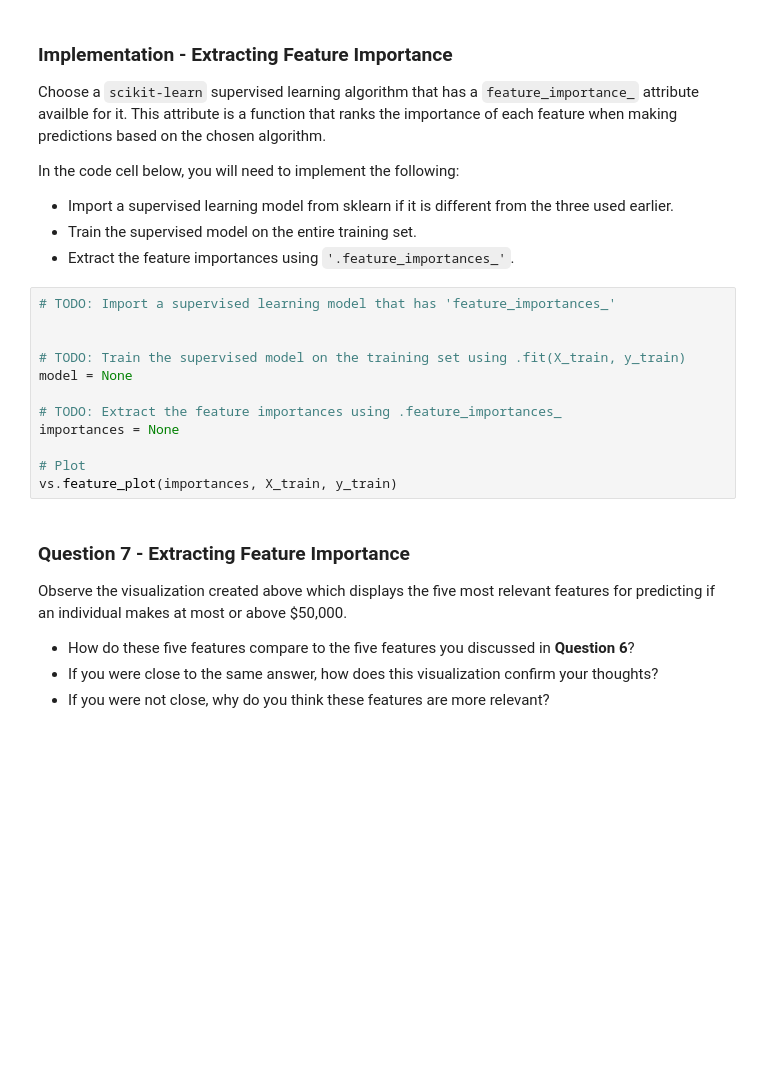
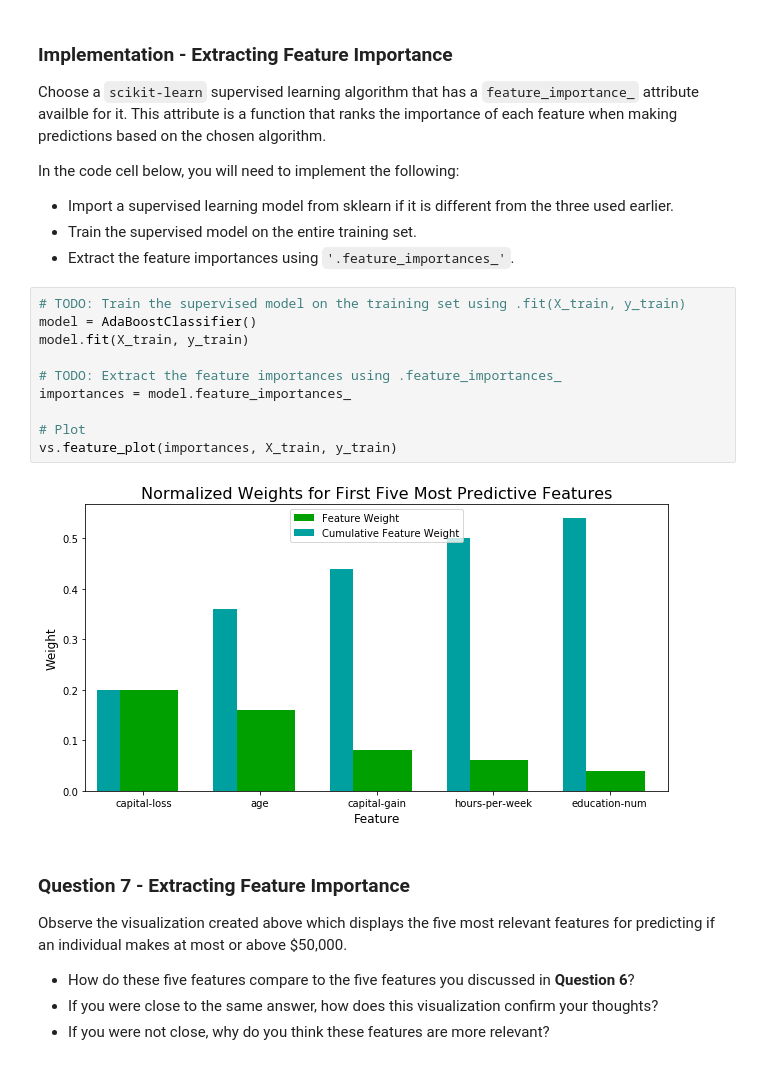
Before and after one commit to phiendp/finding-donors, a Jupyter notebook: finding_donors.ipynb, the cells around one changed output. Drawn from its saved outputs; the diff is of its cells as text; blank space fills up the shorter version.

```diff
--- a/finding_donors.ipynb
+++ b/finding_donors.ipynb
@@ -576,17 +582,17 @@ In the code cell below, you will need to implement the following:
  - Train the supervised model on the entire training set.
  - Extract the feature importances using `'.feature_importances_'`.
 # %%
-# TODO: Import a supervised learning model that has 'feature_importances_'
-
-
 # TODO: Train the supervised model on the training set using .fit(X_train, y_train)
-model = None
+model = AdaBoostClassifier()
+model.fit(X_train, y_train)
 
 # TODO: Extract the feature importances using .feature_importances_
-importances = None
+importances = model.feature_importances_
 
 # Plot
 vs.feature_plot(importances, X_train, y_train)
+# %% [output]
+[figure, added]
 # %% [markdown]
 ### Question 7 - Extracting Feature Importance
 
```
Also changed, not shown: parts of 4 cells of this notebook.
